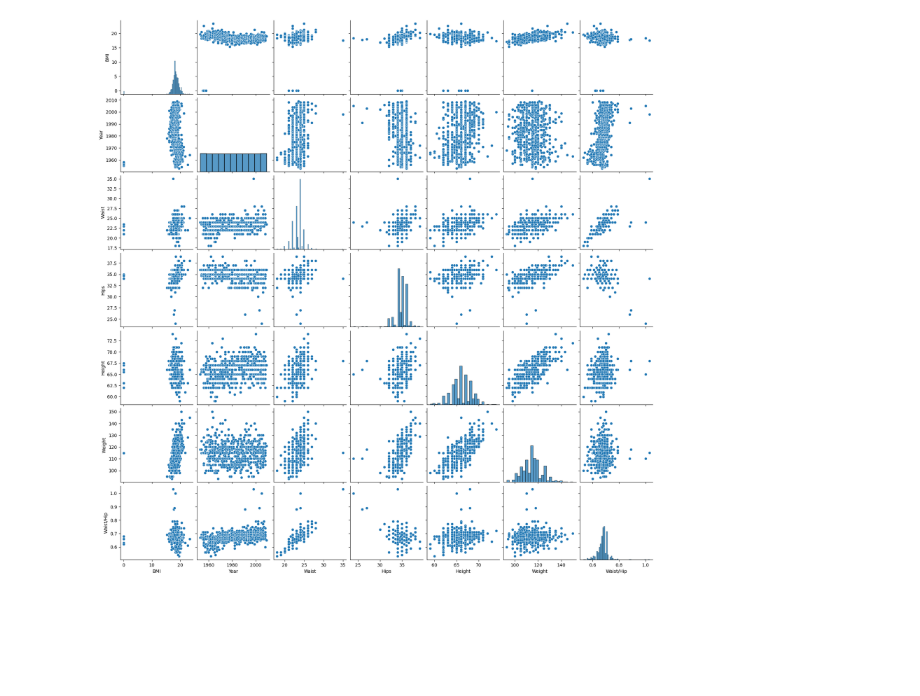
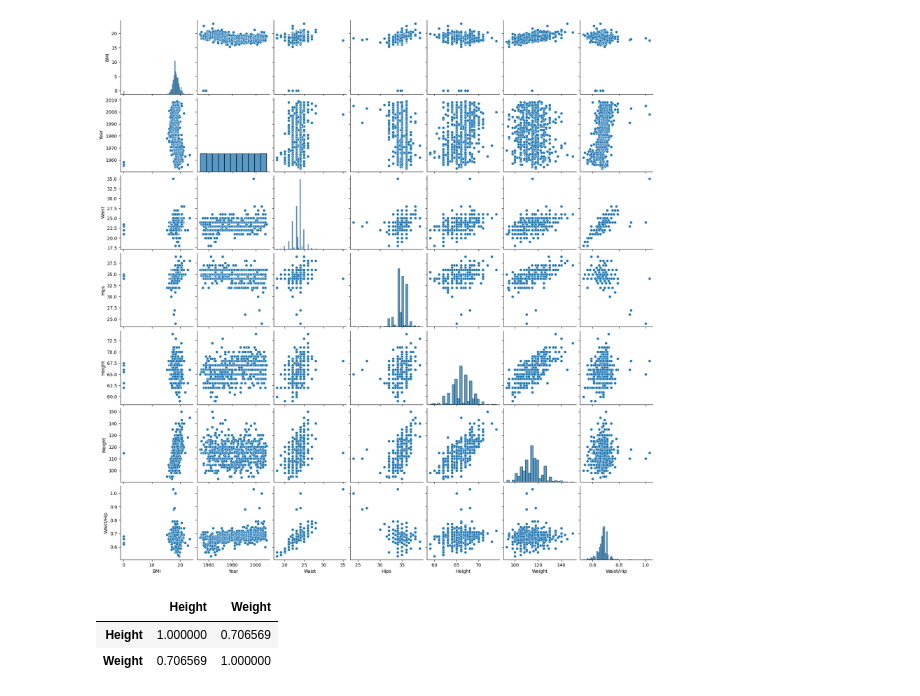
Before and after one commit to ivajazz/EDA_1_2, a Jupyter notebook: EDA_2_6.ipynb, the cells around one changed output. Drawn from its saved outputs; the diff is of its cells as text; code cells hidden in the pictures; blank space fills up the shorter version.

```diff
--- a/EDA_2_6.ipynb
+++ b/EDA_2_6.ipynb
@@ -67,3 +67,10 @@ sns.pairplot(data)
 # %% [output]
 <seaborn.axisgrid.PairGrid at 0x...>
 [figure]
+# %%
+data_w_h = df[['Height', 'Weight']]
+data_w_h.corr()
+# %% [output]
+|  | Height | Weight |
+| Height | 1.000000 | 0.706569 |
+| Weight | 0.706569 | 1.000000 |
```
Also changed, not shown: 1 other file.
